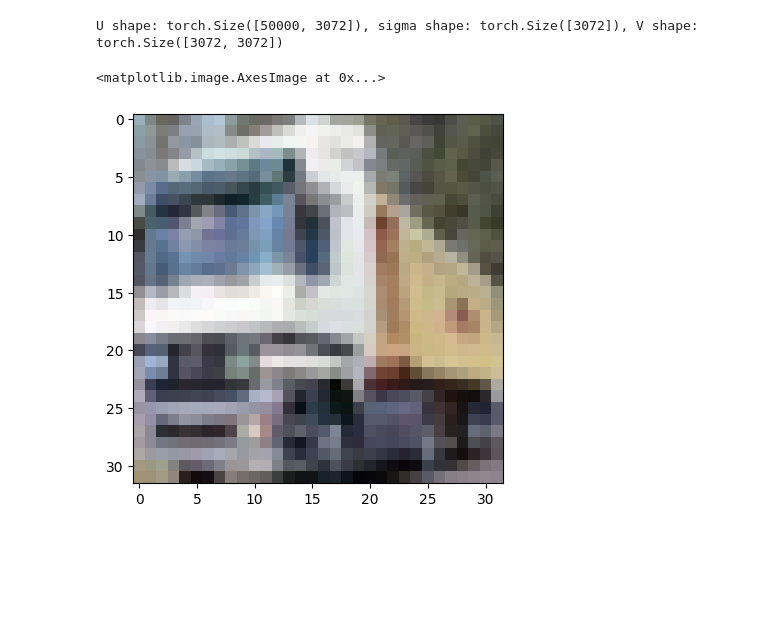
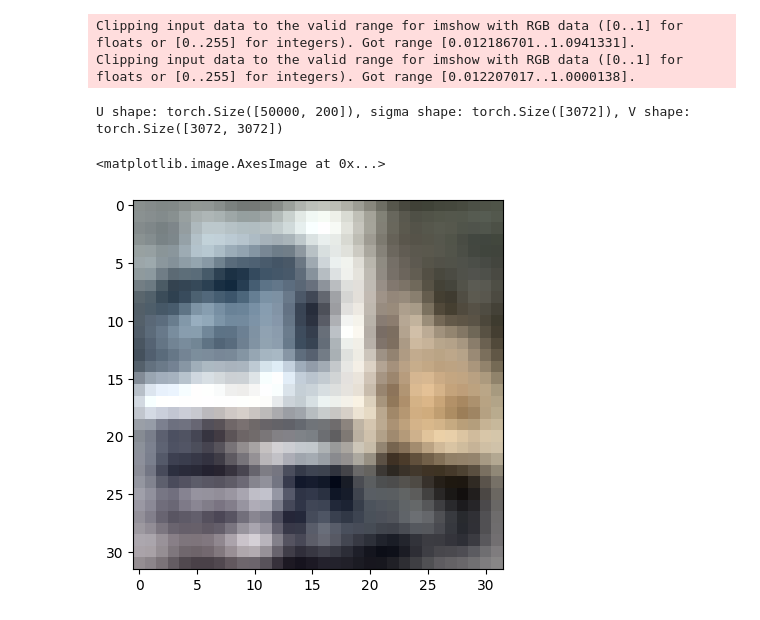
Before and after one commit to JustKong13/distilled-image-dataset, a Jupyter notebook: experiments.ipynb, the cells around one changed output. Drawn from its saved outputs; the diff is of its cells as text; code cells hidden in the pictures; blank space fills up the shorter version.

```diff
--- a/experiments.ipynb
+++ b/experiments.ipynb
@@ -29,21 +29,23 @@ y_test = data['y_test']
 #     x = torch.clip(x, 0, 1)
 #     return x # [N, 3, 32, 32]
 # %%
-U, sigma, V = prepare_dataset(3072)
+U, sigma, V = prepare_dataset(200)
 print(f"U shape: {U.shape}, sigma shape: {sigma.shape}, V shape: {V.shape}")
 
 reconstructed_img = reconstruct_img(U[1], sigma, V)
 
 reconstructed_img = reconstructed_img.flatten()
 U_test = (reconstructed_img @ torch.inverse(V)) @ torch.inverse(torch.diag(sigma))
 new_img = U_test @ torch.diag(sigma) @ V
 new_img = new_img.reshape(3, 32, 32)
 new_img = new_img.permute(1, 2, 0)
 plt.imshow(new_img)
 # %% [output]
-U shape: torch.Size([50000, 3072]), sigma shape: torch.Size([3072]), V shape: torch.Size([3072, 3072])
+Clipping input data to the valid range for imshow with RGB data ([0..1] for floats or [0..255] for integers). Got range [0.012186701..1.0941331].
+Clipping input data to the valid range for imshow with RGB data ([0..1] for floats or [0..255] for integers). Got range [0.012207017..1.0000138].
-<matplotlib.image.AxesImage at 0x...>
+U shape: torch.Size([50000, 200]), sigma shape: torch.Size([3072]), V shape: torch.Size([3072, 3072])
+<matplotlib.image.AxesImage at 0x...>
-[figure, old version]
+[figure, new version]
 # %%
 def validate(model, test_loader):
     model.eval()
```
Also changed, not shown: parts of 1 cell of this notebook, 6 other files.
